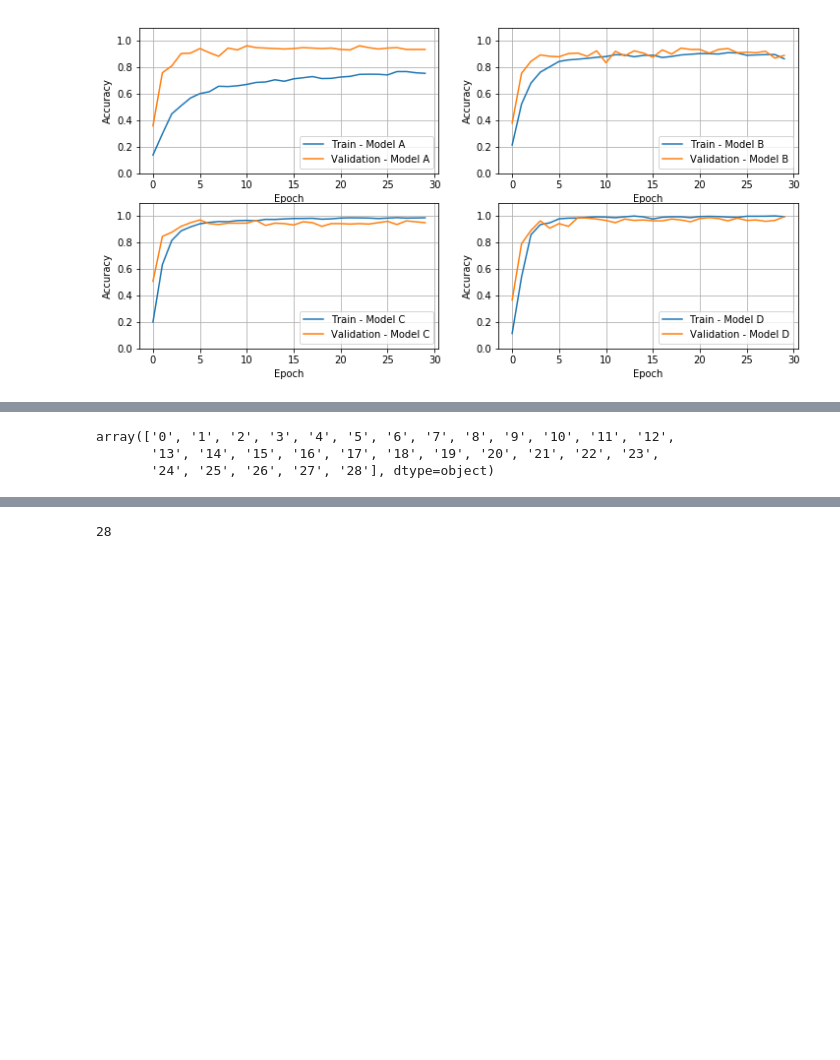
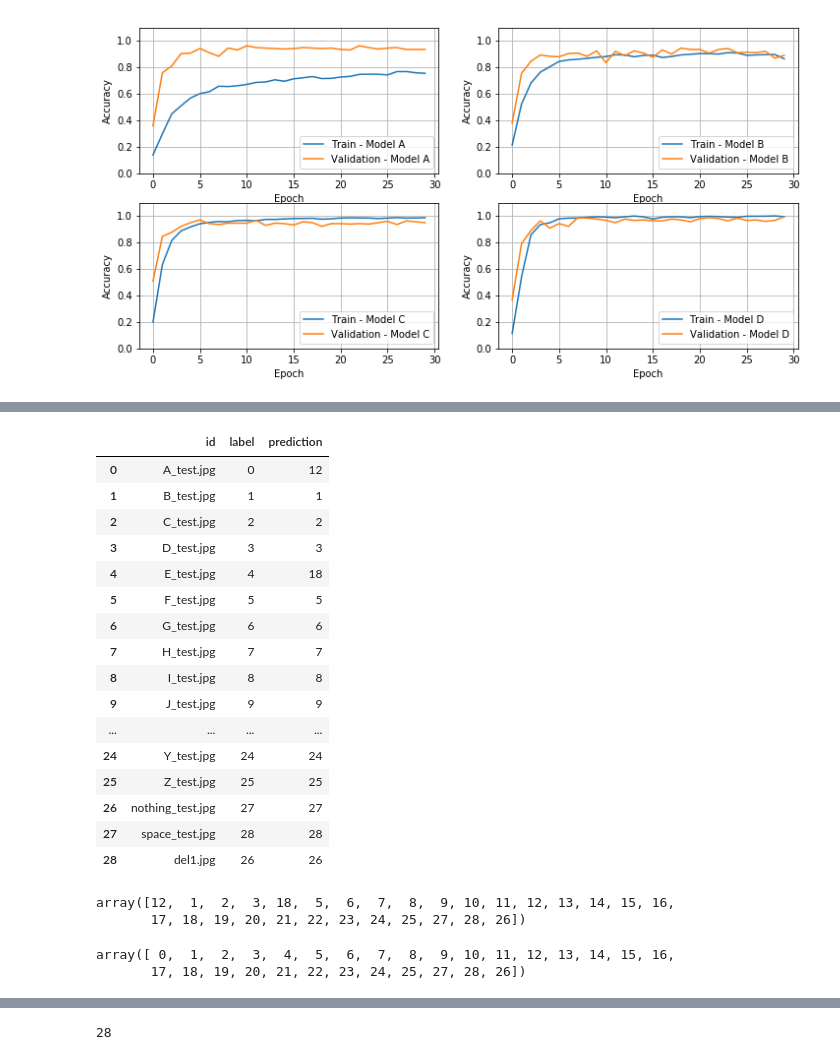
Before and after one commit to helbercarvajal/U3.Proyecto, a Jupyter notebook: asl_Alphabet.ipynb, the cells around one changed output, grey strips where cells are left out. Cells and saved outputs as stored; diff of their text form; code cells hidden in the pictures; blank space fills up the shorter version.

```diff
--- a/asl_Alphabet.ipynb
+++ b/asl_Alphabet.ipynb
@@ -334,10 +382,34 @@ Found 29 images.
 # %%
 import numpy as np
 pred = np.argmax(pred, axis=1)
-# %%
-y_test = np.array(testdf['label'])
-y_test
-# %% [output]
-array(['0', '1', '2', '3', '4', '5', '6', '7', '8', '9', '10', '11', '12',
-       '13', '14', '15', '16', '17', '18', '19', '20', '21', '22', '23',
-       '24', '25', '26', '27', '28'], dtype=object)
+# %%
+testdf['prediction'] = pred
+testdf
+# %% [output]
+|  | id | label | prediction |
+| 0 | A_test.jpg | 0 | 12 |
+| 1 | B_test.jpg | 1 | 1 |
+| 2 | C_test.jpg | 2 | 2 |
+| 3 | D_test.jpg | 3 | 3 |
+| 4 | E_test.jpg | 4 | 18 |
+| 5 | F_test.jpg | 5 | 5 |
+| 6 | G_test.jpg | 6 | 6 |
+| 7 | H_test.jpg | 7 | 7 |
+| 8 | I_test.jpg | 8 | 8 |
+| 9 | J_test.jpg | 9 | 9 |
+| ... | ... | ... | ... |
+| 24 | Y_test.jpg | 24 | 24 |
+| 25 | Z_test.jpg | 25 | 25 |
+| 26 | nothing_test.jpg | 27 | 27 |
+| 27 | space_test.jpg | 28 | 28 |
+| 28 | del1.jpg | 26 | 26 |
+# %%
+test_pred
+# %% [output]
+array([12,  1,  2,  3, 18,  5,  6,  7,  8,  9, 10, 11, 12, 13, 14, 15, 16,
+       17, 18, 19, 20, 21, 22, 23, 24, 25, 27, 28, 26])
+# %%
+test_target
+# %% [output]
+array([ 0,  1,  2,  3,  4,  5,  6,  7,  8,  9, 10, 11, 12, 13, 14, 15, 16,
+       17, 18, 19, 20, 21, 22, 23, 24, 25, 27, 28, 26])
```
Also changed, not shown: parts of 9 cells of this notebook.
